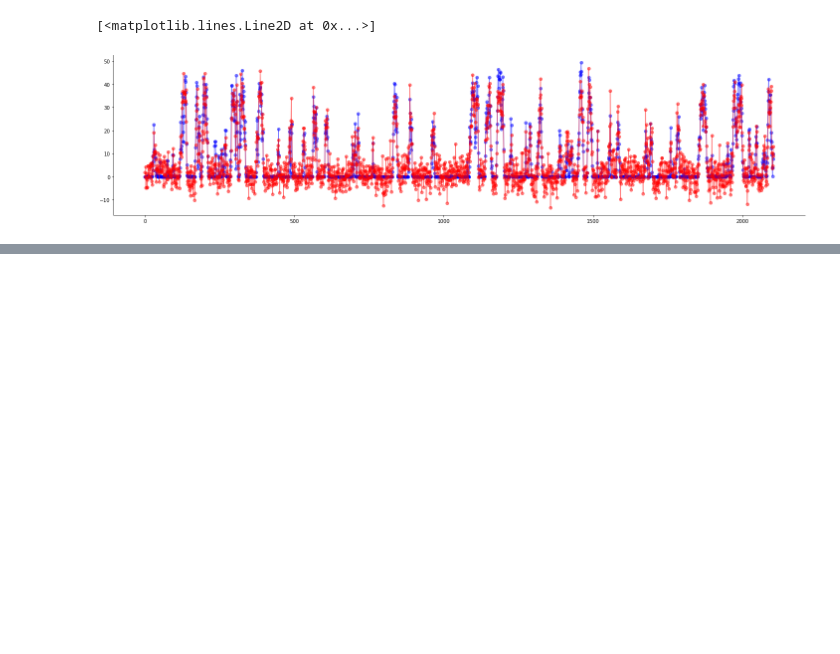
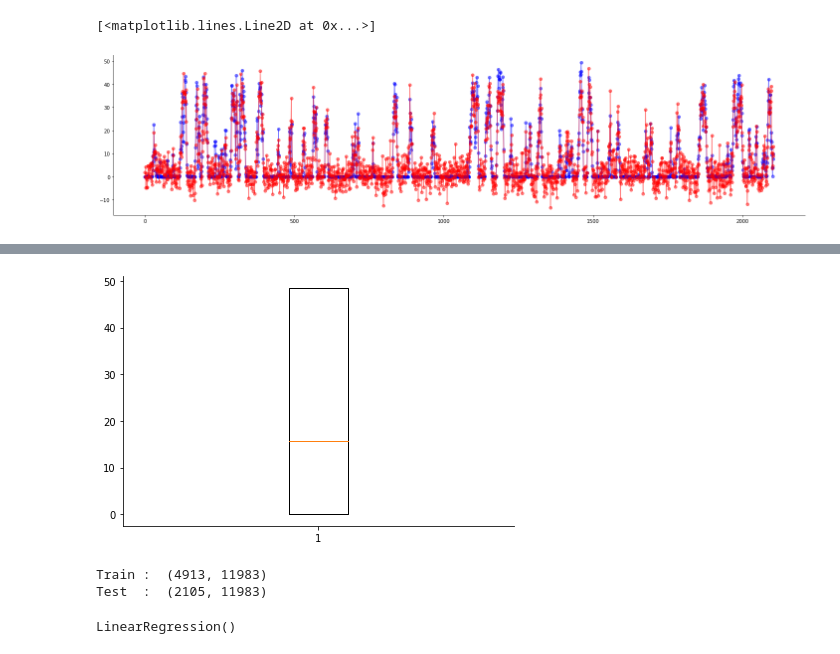
Before and after one commit to CristianLazoQuispe/Stringer-project, a Jupyter notebook: Notebooks/spontaneous/03.Linear_Regression.ipynb, the cells around one changed output, grey strips where cells are left out. Cells and saved outputs as stored; diff of their text form; code cells hidden in the pictures; blank space fills up the shorter version.

```diff
--- a/Notebooks/spontaneous/03.Linear_Regression.ipynb
+++ b/Notebooks/spontaneous/03.Linear_Regression.ipynb
@@ -139,0 +161,24 @@ plt.plot(range(len(y_test_pred)),y_test_pred,'-ro',alpha=0.5)
+# %%
+X_2 = X.copy()
+X_2[X_2>threshold] = threshold
+# %%
+fig = plt.boxplot(X_2.flatten())
+# %% [output]
+[figure, added]
+# %%
+n = int(len(X_2)*0.3)
+
+X_train = X_2[:-n]
+y_train = y[:-n]
+X_test  = X_2[-n:]
+y_test  = y[-n:]
+print('Train : ',X_train.shape)
+print('Test  : ',X_test.shape)
+# %% [output]
+Train :  (4913, 11983)
+Test  :  (2105, 11983)
+# %%
+my_model_LR_4 = LinearRegression(positive=False)
+my_model_LR_4.fit(X_train,y_train)
+# %% [output]
+LinearRegression()
```
Also changed, not shown: parts of 9 cells of this notebook.
